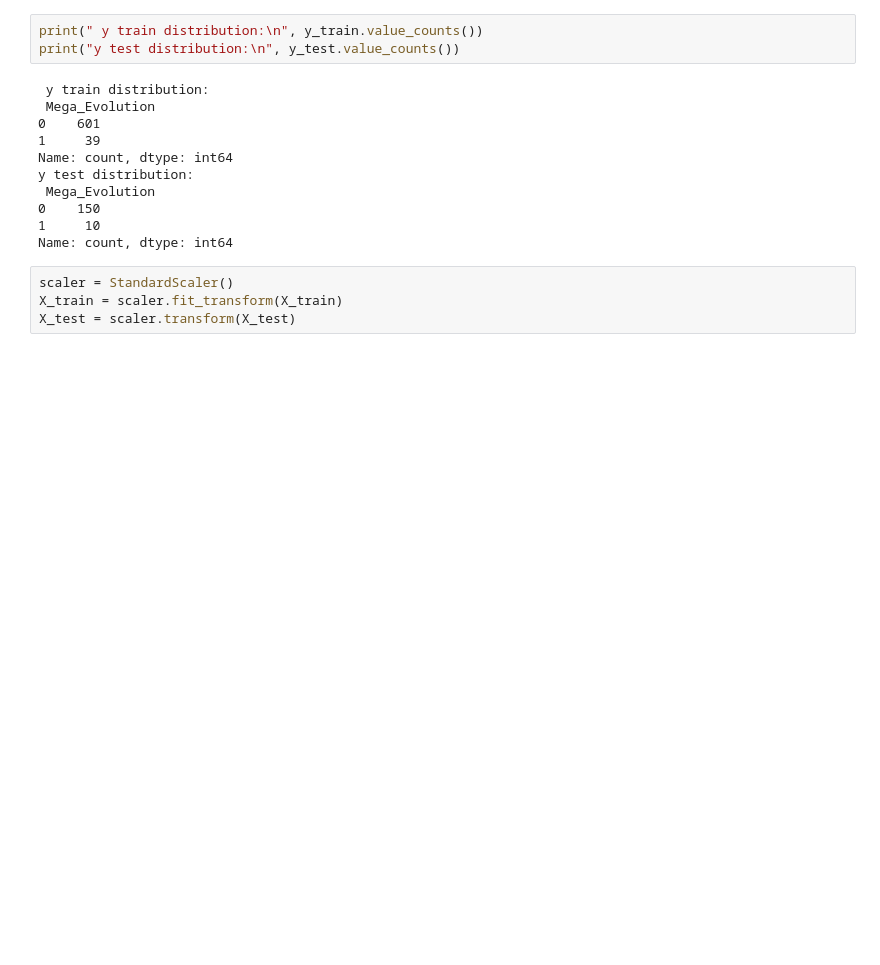
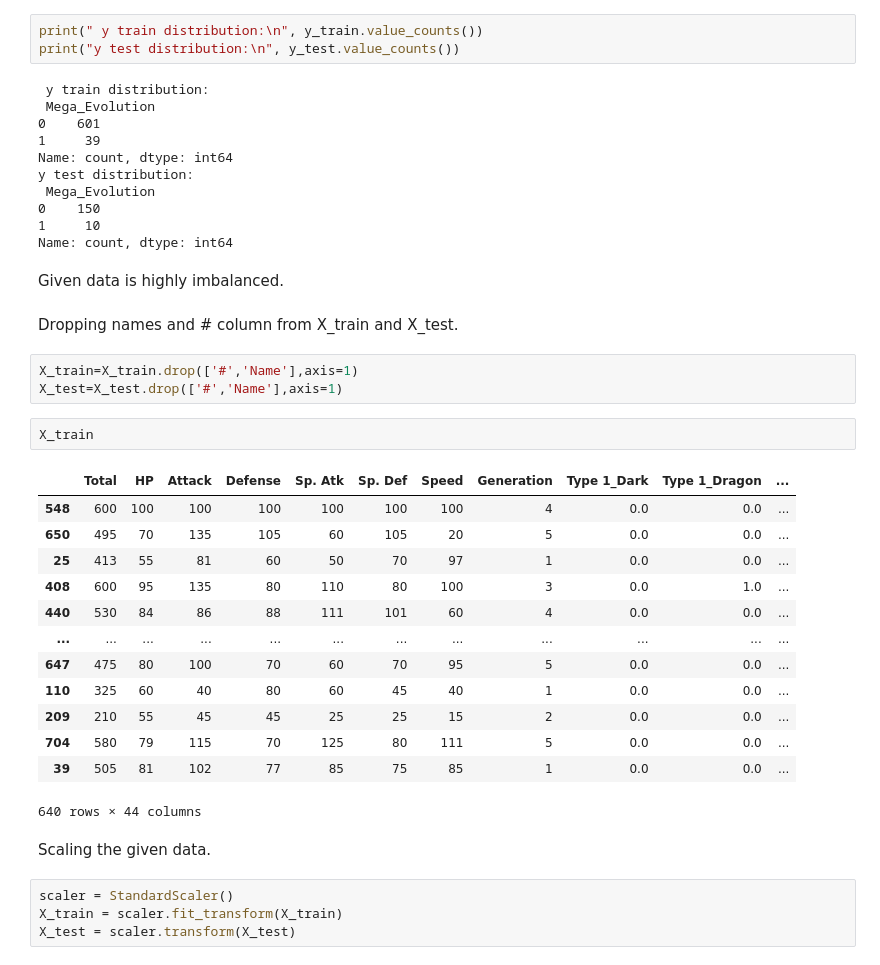
Before and after one commit to AdityaBhagat05/ACMaimltask, a Jupyter notebook: pokemonSorter.ipynb, the cells around one changed output. Saved outputs shown, nothing was run; the diff lists cells and outputs as text; blank space fills up the shorter version.

```diff
--- a/pokemonSorter.ipynb
+++ b/pokemonSorter.ipynb
@@ -100,6 +113,31 @@ y test distribution:
 0    150
 1     10
 Name: count, dtype: int64
+# %% [markdown]
+Given data is highly imbalanced.
+# %% [markdown]
+Dropping names and # column from X_train and X_test.
+# %%
+X_train=X_train.drop(['#','Name'],axis=1)
+X_test=X_test.drop(['#','Name'],axis=1)
+# %%
+X_train
+# %% [output]
+|  | Total | HP | Attack | Defense | Sp. Atk | Sp. Def | Speed | Generation | Type 1_Dark | Type 1_Dragon | ... |
+| 548 | 600 | 100 | 100 | 100 | 100 | 100 | 100 | 4 | 0.0 | 0.0 | ... |
+| 650 | 495 | 70 | 135 | 105 | 60 | 105 | 20 | 5 | 0.0 | 0.0 | ... |
+| 25 | 413 | 55 | 81 | 60 | 50 | 70 | 97 | 1 | 0.0 | 0.0 | ... |
+| 408 | 600 | 95 | 135 | 80 | 110 | 80 | 100 | 3 | 0.0 | 1.0 | ... |
+| 440 | 530 | 84 | 86 | 88 | 111 | 101 | 60 | 4 | 0.0 | 0.0 | ... |
+| ... | ... | ... | ... | ... | ... | ... | ... | ... | ... | ... | ... |
+| 647 | 475 | 80 | 100 | 70 | 60 | 70 | 95 | 5 | 0.0 | 0.0 | ... |
+| 110 | 325 | 60 | 40 | 80 | 60 | 45 | 40 | 1 | 0.0 | 0.0 | ... |
+| 209 | 210 | 55 | 45 | 45 | 25 | 25 | 15 | 2 | 0.0 | 0.0 | ... |
+| 704 | 580 | 79 | 115 | 70 | 125 | 80 | 111 | 5 | 0.0 | 0.0 | ... |
+| 39 | 505 | 81 | 102 | 77 | 85 | 75 | 85 | 1 | 0.0 | 0.0 | ... |
+640 rows × 44 columns
+# %% [markdown]
+Scaling the given data.
 # %%
 scaler = StandardScaler()
 X_train = scaler.fit_transform(X_train)
```
Also changed, not shown: parts of 18 cells of this notebook, 1 other file.
